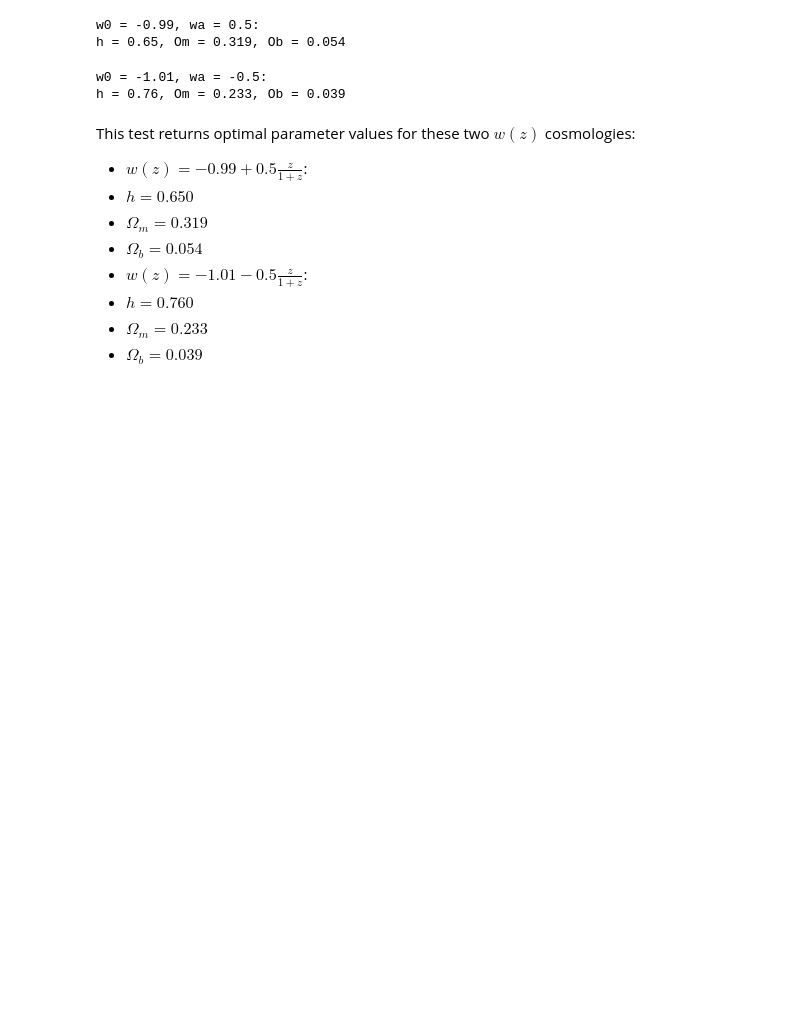
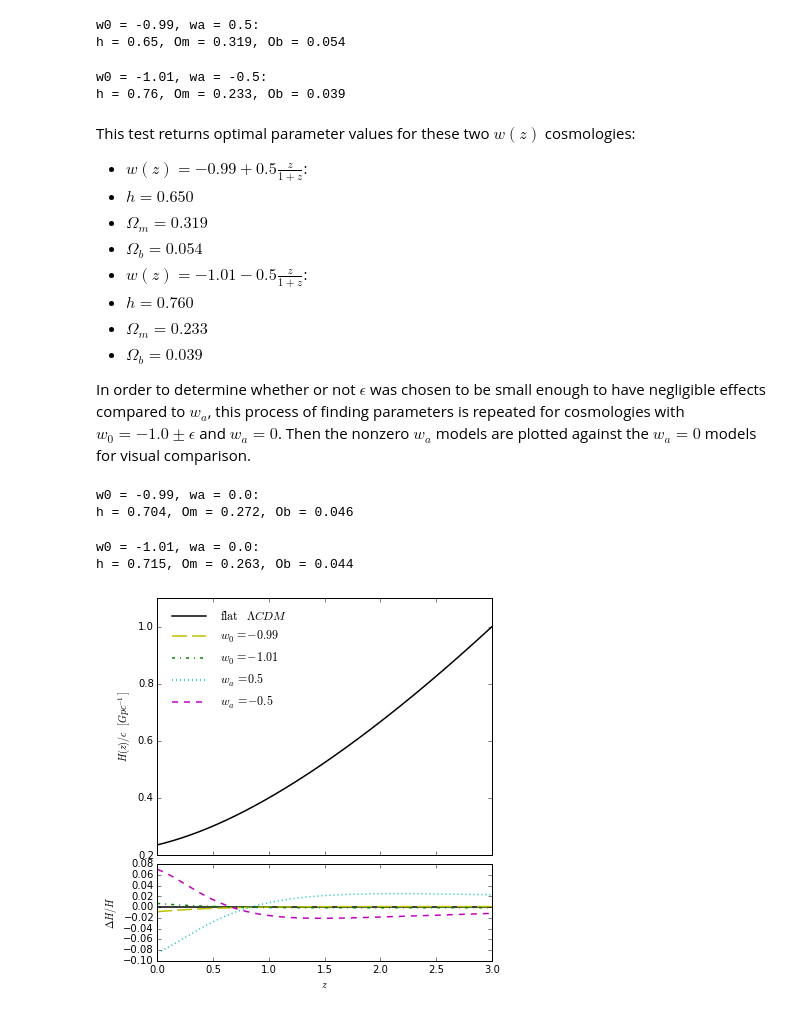
Before and after one commit to kgage/deltaplots, a Jupyter notebook: Parameters.ipynb, the cells around one changed output. Saved outputs shown, nothing was run; the diff lists cells and outputs as text; code cells hidden in the pictures; blank space fills up the shorter version.

Commit message:
cleanup

```diff
--- a/Parameters.ipynb
+++ b/Parameters.ipynb
@@ -173,3 +172,49 @@ This test returns optimal parameter values for these two $w(z)$ cosmologies:
   - $h = 0.760$
   - $\Omega_m = 0.233$
   - $\Omega_b = 0.039$
+
+In order to determine whether or not $\epsilon$ was chosen to be small enough to have negligible effects compared to $w_a$, this process of finding parameters is repeated for cosmologies with $w_0 = -1.0 \pm \epsilon$ and $w_a = 0$. Then the nonzero $w_a$ models are plotted against the $w_a = 0$ models for visual comparison.
+# %%
+trial = []
+print('w0 = -0.99, wa = 0.0:')
+for i in range(201):
+    test = params_pos()
+    test['wa_fld'] = 0.0
+    test['h'] = h[i]
+    test['Omega_b'] = b[i]
+    test['Omega_cdm'] = c[i]
+    cosmo.set(test)
+    cosmo.compute()
+    trial.append(np.abs(dist - cosmo.angular_distance(Z_lss)))
+    cosmo.struct_cleanup()
+    cosmo.empty()
+r = np.argmin(trial)
+print("h = {}, Om = {}, Ob = {}".format(h[r],m[r],b[r]))
+# %% [output]
+w0 = -0.99, wa = 0.0:
+h = 0.704, Om = 0.272, Ob = 0.046
+# %%
+trial = []
+print('w0 = -1.01, wa = 0.0:')
+for i in range(201):
+    test = params_neg()
+    test['wa_fld'] = 0.0
+    test['h'] = h[i]
+    test['Omega_b'] = b[i]
+    test['Omega_cdm'] = c[i]
+    cosmo.set(test)
+    cosmo.compute()
+    trial.append(np.abs(dist - cosmo.angular_distance(Z_lss)))
+    cosmo.struct_cleanup()
+    cosmo.empty()
+s = np.argmin(trial)
+print("h = {}, Om = {}, Ob = {}".format(h[s],m[s],b[s]))
+# %% [output]
+w0 = -1.01, wa = 0.0:
+h = 0.715, Om = 0.263, Ob = 0.044
+# %%
+Z = np.linspace(0,3,num=901)
+cosmo5 = cosmology.Flatw0waCDM(65.0, 0.319, w0 = -0.99, wa = 0.5, Ob0 = 0.054)
+cosmo15 = cosmology.Flatw0waCDM(76.0, 0.233, w0 = -1.01, wa = -0.5, Ob0 = 0.039)
+cosmo99 = cosmology.Flatw0waCDM(70.4, 0.272, w0 = -0.99, Ob0 = 0.046)
+cosmo101 = cosmology.Flatw0waCDM(71.5, 0.263, w0 = -1.01, Ob0 = 0.044)
@@ -175,0 +281,8 @@ This test returns optimal parameter values for these two $w(z)$ cosmologies:
+# %%
+plot_comp(Z, (cosmo1.H(Z) / const.c).to(1 / u.Gpc), '$H (z) / c$  $[Gpc^{-1}]$', '$\Delta H/H$',
+          comp3=((cosmo99.H(Z) / const.c).to(1 / u.Gpc), '$w_0=-0.99$'),
+          comp4=((cosmo101.H(Z) / const.c).to(1 / u.Gpc), '$w_0=-1.01$'),
+          comp5=((cosmo5.H(Z) / const.c).to(1 / u.Gpc), '$w_a=0.5$'),
+          comp6=((cosmo15.H(Z) / const.c).to(1 / u.Gpc), '$w_a=-0.5$'))
+# %% [output]
+[figure, added]
```
Also changed, not shown: parts of 7 cells of this notebook, 2 other files.
